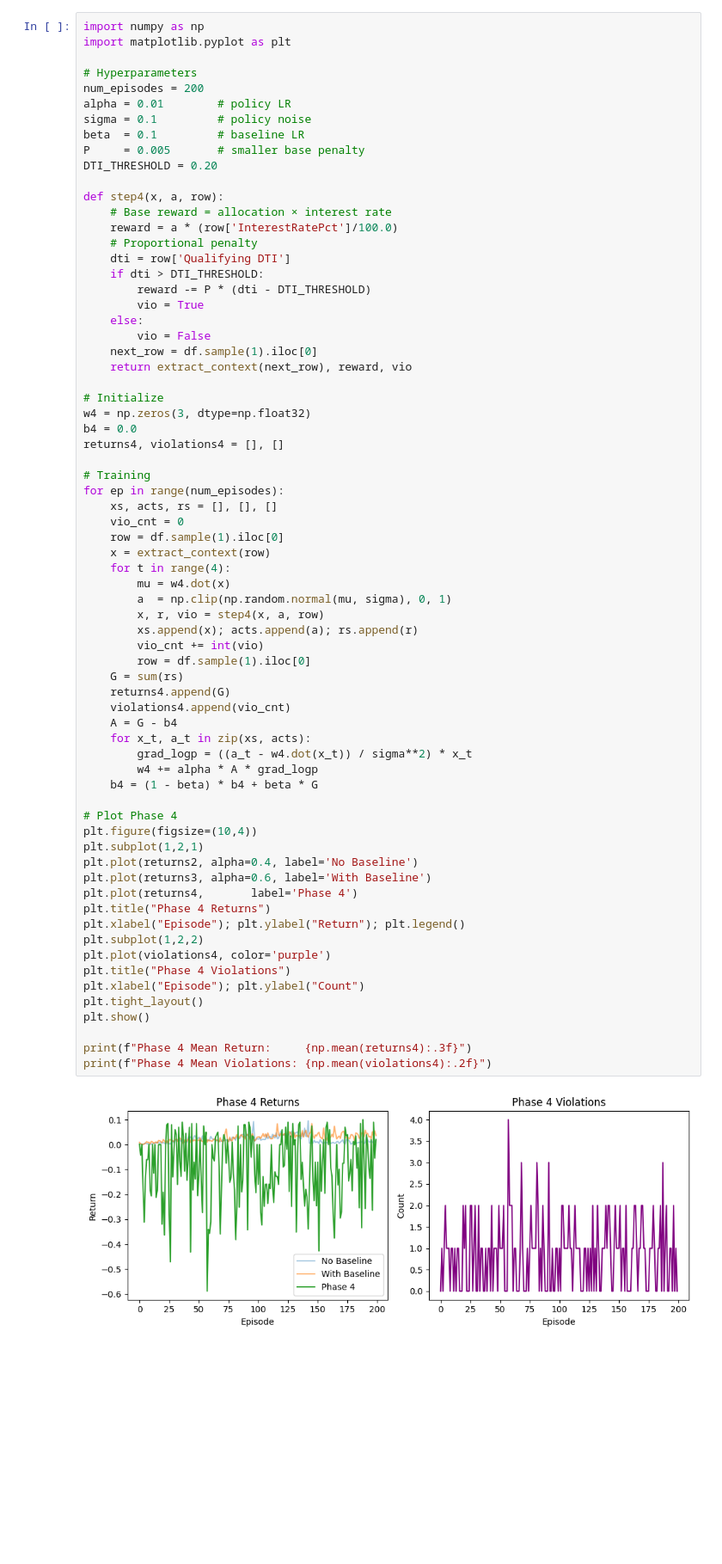
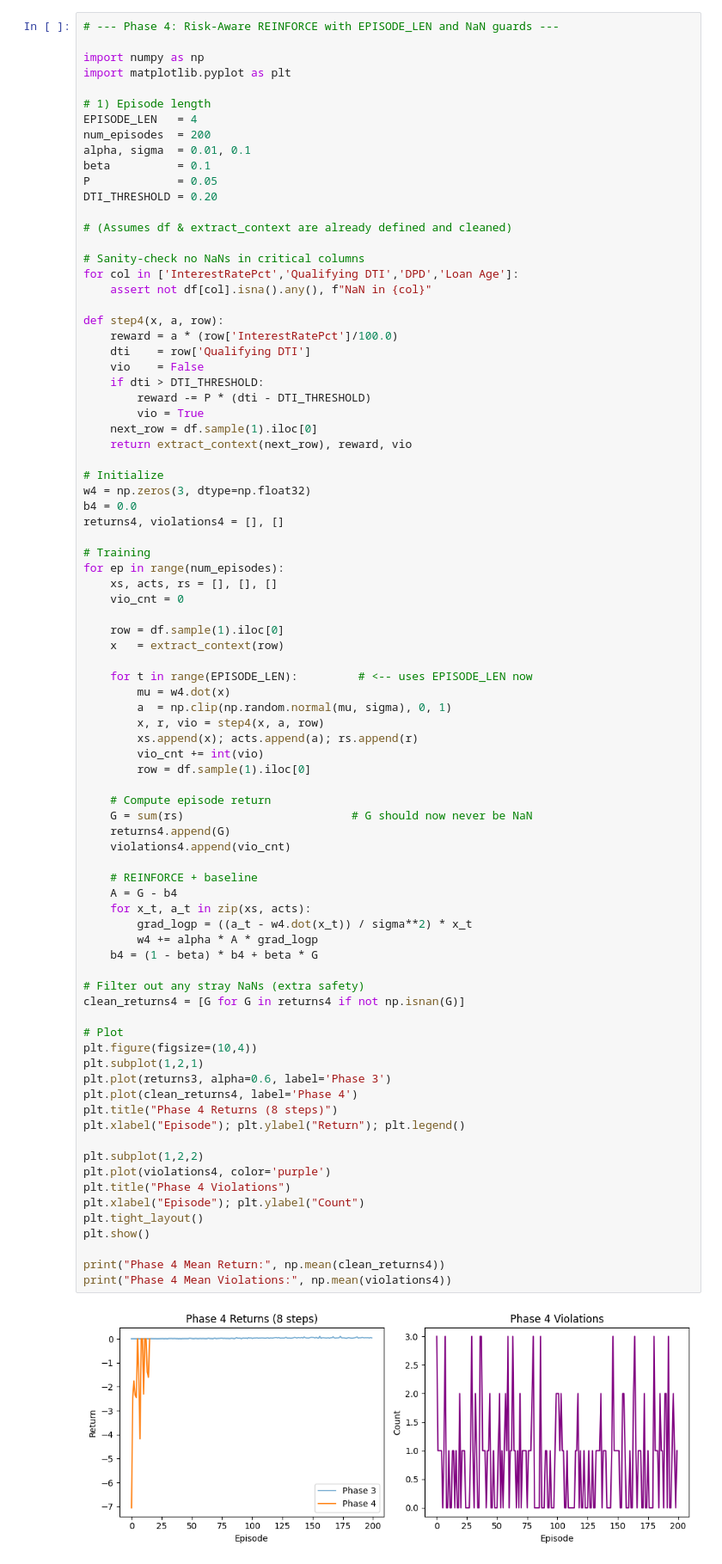
Before and after one commit to anujpanwarma2024/Summer-Project-1, a Jupyter notebook: RLEndTermProject.ipynb, the cells around one changed output. Shown at 86% size. Drawn from its saved outputs; the diff is of its cells as text; blank space fills up the shorter version.

```diff
--- a/RLEndTermProject.ipynb
+++ b/RLEndTermProject.ipynb
@@ -158,25 +176,30 @@ plt.show()
 # %%
+# --- Phase 4: Risk‐Aware REINFORCE with EPISODE_LEN and NaN guards ---
+
 import numpy as np
 import matplotlib.pyplot as plt
 
-# Hyperparameters
-num_episodes = 200
-alpha = 0.01        # policy LR
-sigma = 0.1         # policy noise
-beta  = 0.1         # baseline LR
-P     = 0.005       # smaller base penalty
+# 1) Episode length
+EPISODE_LEN   = 4
+num_episodes  = 200
+alpha, sigma  = 0.01, 0.1
+beta          = 0.1
+P             = 0.05
 DTI_THRESHOLD = 0.20
 
+# (Assumes df & extract_context are already defined and cleaned)
+
+# Sanity‐check no NaNs in critical columns
+for col in ['InterestRatePct','Qualifying DTI','DPD','Loan Age']:
+    assert not df[col].isna().any(), f"NaN in {col}"
+
 def step4(x, a, row):
-    # Base reward = allocation × interest rate
     reward = a * (row['InterestRatePct']/100.0)
-    # Proportional penalty
-    dti = row['Qualifying DTI']
+    dti    = row['Qualifying DTI']
+    vio    = False
     if dti > DTI_THRESHOLD:
         reward -= P * (dti - DTI_THRESHOLD)
         vio = True
-    else:
-        vio = False
     next_row = df.sample(1).iloc[0]
     return extract_context(next_row), reward, vio
 
@@ -188,41 +211,50 @@ returns4, violations4 = [], []
 # Training
 for ep in range(num_episodes):
     xs, acts, rs = [], [], []
     vio_cnt = 0
+
     row = df.sample(1).iloc[0]
-    x = extract_context(row)
-    for t in range(4):
+    x   = extract_context(row)
+
+    for t in range(EPISODE_LEN):         # <-- uses EPISODE_LEN now
         mu = w4.dot(x)
         a  = np.clip(np.random.normal(mu, sigma), 0, 1)
         x, r, vio = step4(x, a, row)
         xs.append(x); acts.append(a); rs.append(r)
         vio_cnt += int(vio)
         row = df.sample(1).iloc[0]
-    G = sum(rs)
+
+    # Compute episode return
+    G = sum(rs)                         # G should now never be NaN
     returns4.append(G)
     violations4.append(vio_cnt)
+
+    # REINFORCE + baseline
     A = G - b4
     for x_t, a_t in zip(xs, acts):
         grad_logp = ((a_t - w4.dot(x_t)) / sigma**2) * x_t
         w4 += alpha * A * grad_logp
     b4 = (1 - beta) * b4 + beta * G
 
-# Plot Phase 4
+# Filter out any stray NaNs (extra safety)
+clean_returns4 = [G for G in returns4 if not np.isnan(G)]
+
+# Plot
 plt.figure(figsize=(10,4))
 plt.subplot(1,2,1)
-plt.plot(returns2, alpha=0.4, label='No Baseline')
-plt.plot(returns3, alpha=0.6, label='With Baseline')
-plt.plot(returns4,       label='Phase 4')
-plt.title("Phase 4 Returns")
+plt.plot(returns3, alpha=0.6, label='Phase 3')
+plt.plot(clean_returns4, label='Phase 4')
+plt.title("Phase 4 Returns (8 steps)")
 plt.xlabel("Episode"); plt.ylabel("Return"); plt.legend()
+
 plt.subplot(1,2,2)
 plt.plot(violations4, color='purple')
 plt.title("Phase 4 Violations")
 plt.xlabel("Episode"); plt.ylabel("Count")
 plt.tight_layout()
 plt.show()
 
-print(f"Phase 4 Mean Return:     {np.mean(returns4):.3f}")
-print(f"Phase 4 Mean Violations: {np.mean(violations4):.2f}")
+print("Phase 4 Mean Return:", np.mean(clean_returns4))
+print("Phase 4 Mean Violations:", np.mean(violations4))
 # %% [output]
-[figure, old version]
+[figure, new version]
```
Also changed, not shown: parts of 8 cells of this notebook.
